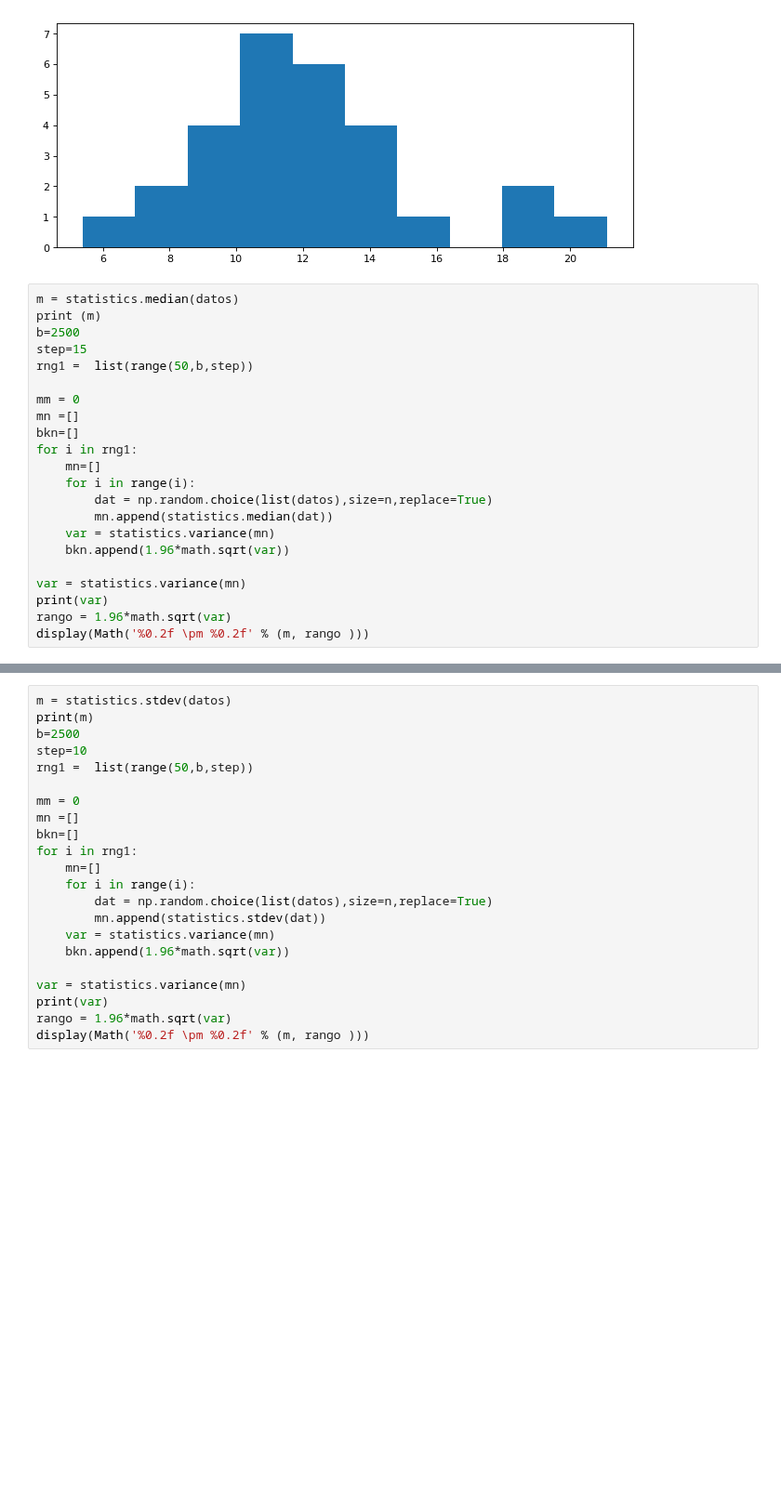
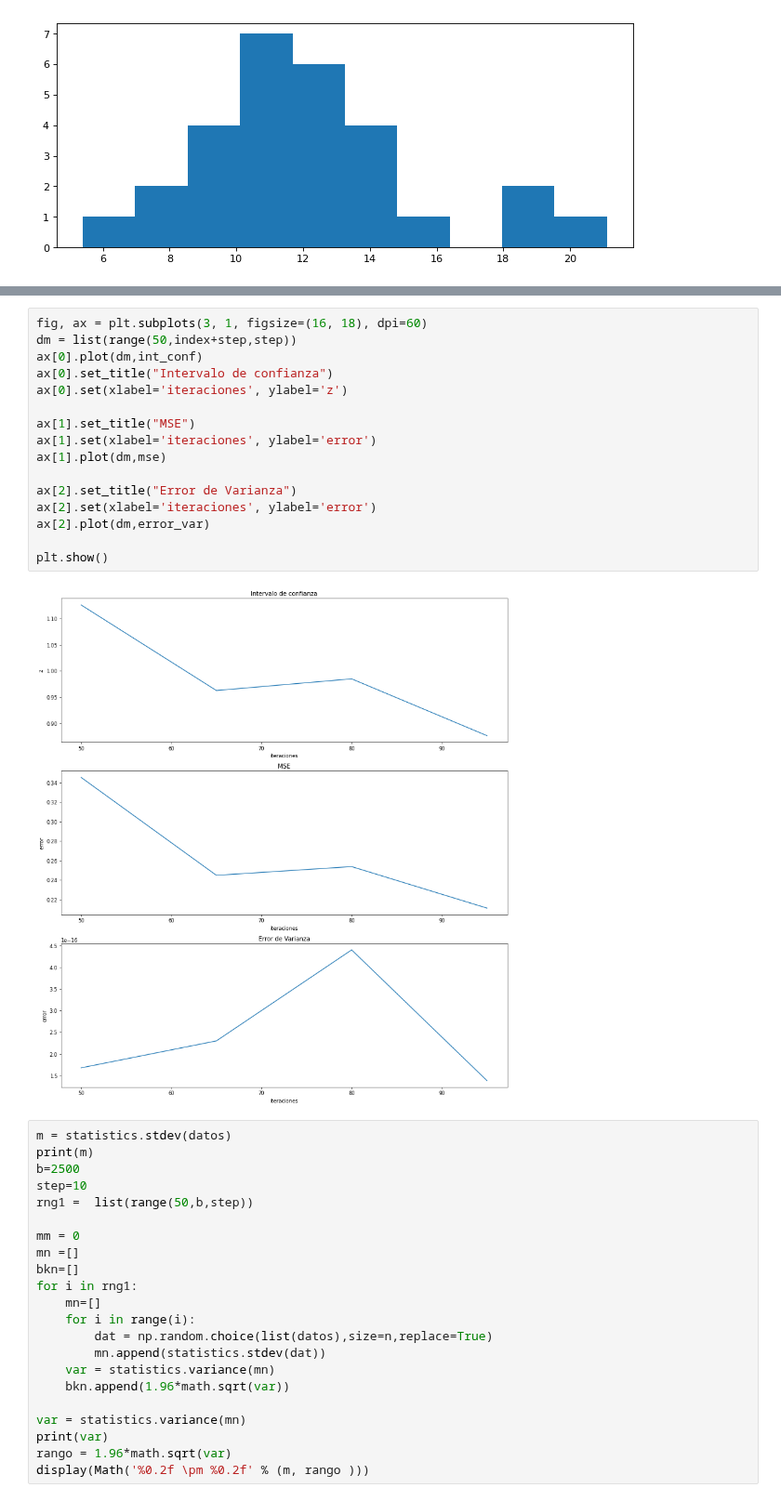
Before and after one commit to estebantejeda/INFO274, a Jupyter notebook: lab5/Laboratorio5.ipynb, the cells around one changed output, grey strips where cells are left out. Shown at 93% size. Cells and saved outputs as stored; diff of their text form; blank space fills up the shorter version.

Commit message:
Terminadas las representaciones no paramétricas para la varianza

```diff
--- a/lab5/Laboratorio5.ipynb
+++ b/lab5/Laboratorio5.ipynb
@@ -31,25 +31,3 @@ ax.hist(datos)
 plt.show()
 # %% [output]
 [figure]
-# %%
-m = statistics.median(datos)
-print (m)
-b=2500
-step=15
-rng1 =  list(range(50,b,step))
-
-mm = 0
-mn =[]
-bkn=[]
-for i in rng1:
-    mn=[]
-    for i in range(i):
-        dat = np.random.choice(list(datos),size=n,replace=True)
-        mn.append(statistics.median(dat))
-    var = statistics.variance(mn)
-    bkn.append(1.96*math.sqrt(var))
-
-var = statistics.variance(mn)
-print(var)
-rango = 1.96*math.sqrt(var)
-display(Math('%0.2f \pm %0.2f' % (m, rango )))
@@ -67,3 +100,21 @@ plt.show()
+# %%
+fig, ax = plt.subplots(3, 1, figsize=(16, 18), dpi=60)
+dm = list(range(50,index+step,step))
+ax[0].plot(dm,int_conf)
+ax[0].set_title("Intervalo de confianza")
+ax[0].set(xlabel='iteraciones', ylabel='z')
+
+ax[1].set_title("MSE")
+ax[1].set(xlabel='iteraciones', ylabel='error')
+ax[1].plot(dm,mse)
+
+ax[2].set_title("Error de Varianza")
+ax[2].set(xlabel='iteraciones', ylabel='error')
+ax[2].plot(dm,error_var)
+
+plt.show()
+# %% [output]
+[figure, added]
 # %%
 m = statistics.stdev(datos)
 print(m)
```
Also changed, not shown: parts of 3 cells of this notebook.
